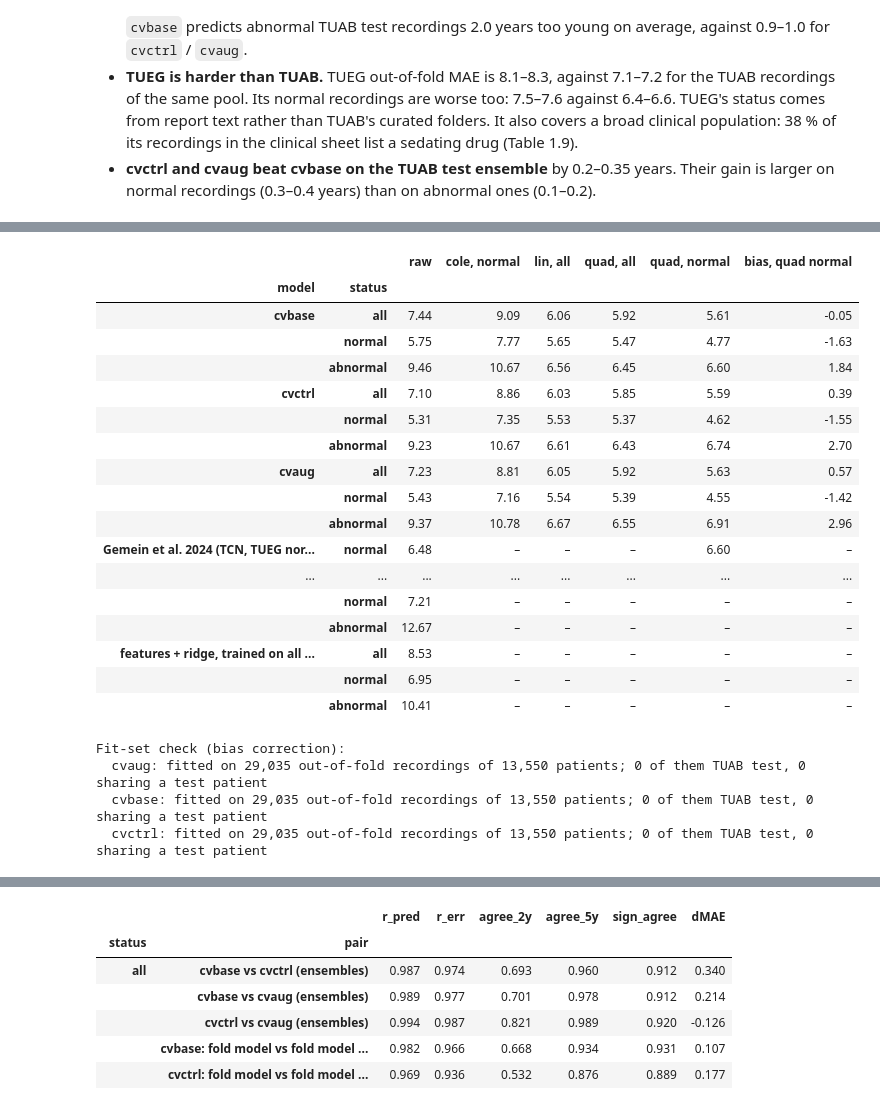
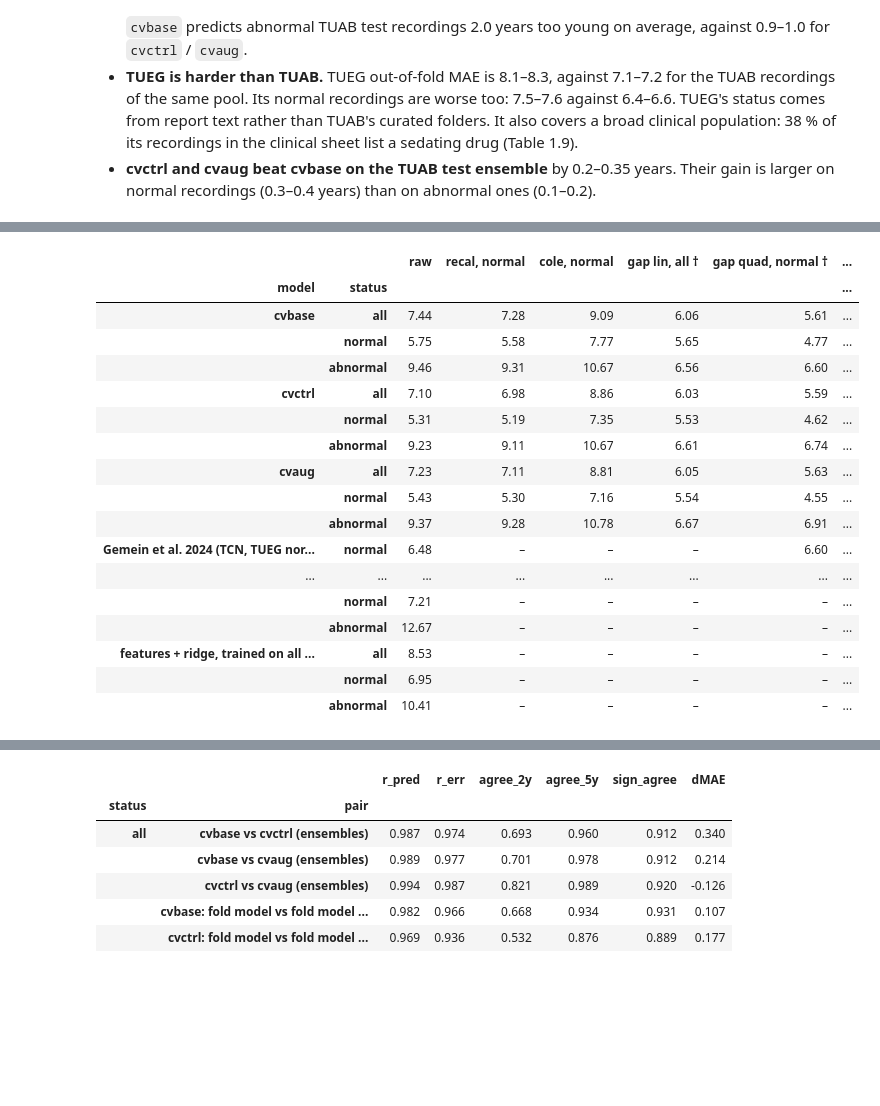
Before and after one commit to Neuro-Clalit/LaBraM, a Jupyter notebook: notebooks/brain_age_research_summary.ipynb, the cells around one changed output, grey strips where cells are left out. Saved outputs shown, nothing was run; the diff lists cells and outputs as text; code cells hidden in the pictures; blank space fills up the shorter version.

```diff
--- a/notebooks/brain_age_research_summary.ipynb
+++ b/notebooks/brain_age_research_summary.ipynb
@@ -1624,7 +1625,7 @@ for e in rs.PHASE2:
                  "TUEG val v2": cohort_metric(e.name, "val_v2", "TUEG", "all")})
 P2_RUNS = [r["run"] for r in rows]
 # Phase 3 for comparison: the median of each CV experiment's 5 fold models on the same TUAB test set,
-# raw and bias-corrected (Eq. (3.9)); the single-split runs above have no out-of-fold predictions.
+# raw and calibrated (Eq. (3.11)); the single-split runs above have no out-of-fold predictions.
 for exp in cv_exps:
     e = rs.EXPERIMENTS[exp]
     ens = ensemble(exp) if preds is not None and STATUS else None
@@ -1638,8 +1639,8 @@ for exp in cv_exps:
                  "abnormal": ens_mae(exp, "abnormal") if ens is not None else np.nan,
                  "R² normal": rs.age_fit_metrics(norm.pred, norm.true)["R²"] if ens is not None else np.nan,
                  "TUEG val v2": np.nan,
-                 "corr. all": corr_mae(exp), "corr. normal": corr_mae(exp, "normal"),
-                 "corr. abnormal": corr_mae(exp, "abnormal")})
+                 "cal. all": corr_mae(exp), "cal. normal": corr_mae(exp, "normal"),
+                 "cal. abnormal": corr_mae(exp, "abnormal")})
 t22 = pd.DataFrame(rows).set_index("run")
 display(numbered_table(t22, "2.5", "Phase 2 runs"))
 
@@ -1712,9 +1713,9 @@ for exp in ("cvbase", "cvctrl", "cvaug"):
         r["ens. TUAB test"] = ens_mae(exp)
         r["ens. normal"] = ens_mae(exp, "normal")
         r["ens. abnormal"] = ens_mae(exp, "abnormal")
-        r["corr. TUAB test"] = corr_mae(exp)
-        r["corr. normal"] = corr_mae(exp, "normal")
-        r["corr. abnormal"] = corr_mae(exp, "abnormal")
+        r["cal. TUAB test"] = corr_mae(exp)
+        r["cal. normal"] = corr_mae(exp, "normal")
+        r["cal. abnormal"] = corr_mae(exp, "abnormal")
     rows.append(r)
 t23 = pd.DataFrame(rows).set_index("run")
 numbered_table(t23, "2.6", "Five-fold cross-validation")
@@ -2400,63 +2420,56 @@ $$ \hat y'_i = (\hat y_i - c)\,/\,a \tag{3.10} $$
   recordings.
 # %%
 if preds is not None and HAVE_TUEG:
-    variants = {"raw": psets[psets.set == rs.PREDICTION_SETS[0]],
-                "cole, normal": rs.cole_corrected_test(psets, fit_status=("normal",)),
-                "lin, all": rs.bias_corrected_test(psets, 1),
-                "quad, all": rs.bias_corrected_test(psets, 2),
-                "quad, normal": rs.bias_corrected_test(psets, 2, fit_status=("normal",))}
+    CORRECTIONS = {  # name -> corrected TUAB test rows; † = applied with the test recording's true age
+        "raw": lambda s: s[s.set == rs.PREDICTION_SETS[0]],
+        "recal, normal": lambda s: rs.recalibrated_test(s, fit_status=("normal",)),          # Eq. (3.11)
+        "cole, normal": lambda s: rs.cole_corrected_test(s, fit_status=("normal",)),         # Eq. (3.10)
+        "gap lin, all †": lambda s: rs.bias_corrected_test(s, 1),                            # Eq. (3.9)
+        "gap quad, normal †": lambda s: rs.bias_corrected_test(s, 2, fit_status=("normal",)),
+    }
+    variants = {name: fn(psets) for name, fn in CORRECTIONS.items()}
     rows = []
     for exp in cv_exps:
         for status in ("all", "normal", "abnormal"):
             r = {"model": exp, "status": status}
             for name, d in variants.items():
                 g = d[d.exp == exp]
                 g = g if status == "all" else g[g.status == status]
                 m = rs.age_fit_metrics(g.pred, g.true)
                 r[name] = m["MAE"]
-                if name == "quad, normal":
-                    r["bias, quad normal"] = m["bias"]
+                if name == "gap quad, normal †":
+                    r["bias, gap quad normal †"] = m["bias"]
             rows.append(r)
-    OTHER = [  # (method, status, raw, quad normal)  -- numbers as published / as executed in the feature notebook
+    OTHER = [  # (method, status, raw, gap quad normal)  -- numbers as published / as executed in the feature notebook
         ("Gemein et al. 2024 (TCN, TUEG normal)", "normal", 6.48, 6.60),
         ("Gemein et al. 2024 (TCN, TUEG normal)", "abnormal", np.nan, 12.85),
         ("Engemann et al. 2022 (TUAB normal, 10-fold CV)", "normal", 7.75, np.nan),
         ("features + ridge, trained on TUAB normal", "all", 9.70, np.nan),
         ("features + ridge, trained on TUAB normal", "normal", 7.21, np.nan),
         ("features + ridge, trained on TUAB normal", "abnormal", 12.67, np.nan),
         ("features + ridge, trained on all TUAB", "all", 8.53, np.nan),
         ("features + ridge, trained on all TUAB", "normal", 6.95, np.nan),
         ("features + ridge, trained on all TUAB", "abnormal", 10.41, np.nan),
     ]
-    rows += [{"model": m, "status": s, "raw": raw, "quad, normal": qn} for m, s, raw, qn in OTHER]
+    rows += [{"model": m, "status": s, "raw": raw, "gap quad, normal †": qn} for m, s, raw, qn in OTHER]
     t35 = pd.DataFrame(rows).set_index(["model", "status"])
     display(numbered_table(t35, "3.5", "TUAB test MAE before and after age-bias correction"))
-    chk = rs.bias_fit_check(psets)
-    assert (chk["fit ∩ test recordings"] == 0).all() and (chk["fit ∩ test patients"] == 0).all()
-    print("Fit-set check (bias correction):\n" + "\n".join(
-        f"  {r.exp}: fitted on {r['fit recordings']:,} out-of-fold recordings of {r['fit patients']:,} patients;"
-        f" {r['fit ∩ test recordings']} of them TUAB test, {r['fit ∩ test patients']} sharing a test patient"
-        for _, r in chk.iterrows()))
 # %% [output]
-|  |  | raw | cole, normal | lin, all | quad, all | quad, normal | bias, quad normal |
-| model | status |  |  |  |  |  |  |
-| cvbase | all | 7.44 | 9.09 | 6.06 | 5.92 | 5.61 | -0.05 |
-|  | normal | 5.75 | 7.77 | 5.65 | 5.47 | 4.77 | -1.63 |
-|  | abnormal | 9.46 | 10.67 | 6.56 | 6.45 | 6.60 | 1.84 |
-| cvctrl | all | 7.10 | 8.86 | 6.03 | 5.85 | 5.59 | 0.39 |
-|  | normal | 5.31 | 7.35 | 5.53 | 5.37 | 4.62 | -1.55 |
-|  | abnormal | 9.23 | 10.67 | 6.61 | 6.43 | 6.74 | 2.70 |
-| cvaug | all | 7.23 | 8.81 | 6.05 | 5.92 | 5.63 | 0.57 |
-|  | normal | 5.43 | 7.16 | 5.54 | 5.39 | 4.55 | -1.42 |
-|  | abnormal | 9.37 | 10.78 | 6.67 | 6.55 | 6.91 | 2.96 |
-| Gemein et al. 2024 (TCN, TUEG nor... | normal | 6.48 | – | – | – | 6.60 | – |
+|  |  | raw | recal, normal | cole, normal | gap lin, all † | gap quad, normal † | ... |
+| model | status |  |  |  |  |  | ... |
+| cvbase | all | 7.44 | 7.28 | 9.09 | 6.06 | 5.61 | ... |
+|  | normal | 5.75 | 5.58 | 7.77 | 5.65 | 4.77 | ... |
+|  | abnormal | 9.46 | 9.31 | 10.67 | 6.56 | 6.60 | ... |
+| cvctrl | all | 7.10 | 6.98 | 8.86 | 6.03 | 5.59 | ... |
+|  | normal | 5.31 | 5.19 | 7.35 | 5.53 | 4.62 | ... |
+|  | abnormal | 9.23 | 9.11 | 10.67 | 6.61 | 6.74 | ... |
+| cvaug | all | 7.23 | 7.11 | 8.81 | 6.05 | 5.63 | ... |
+|  | normal | 5.43 | 5.30 | 7.16 | 5.54 | 4.55 | ... |
+|  | abnormal | 9.37 | 9.28 | 10.78 | 6.67 | 6.91 | ... |
+| Gemein et al. 2024 (TCN, TUEG nor... | normal | 6.48 | – | – | – | 6.60 | ... |
 | ... | ... | ... | ... | ... | ... | ... | ... |
-|  | normal | 7.21 | – | – | – | – | – |
-|  | abnormal | 12.67 | – | – | – | – | – |
-| features + ridge, trained on all ... | all | 8.53 | – | – | – | – | – |
-|  | normal | 6.95 | – | – | – | – | – |
-|  | abnormal | 10.41 | – | – | – | – | – |
+|  | normal | 7.21 | – | – | – | – | ... |
+|  | abnormal | 12.67 | – | – | – | – | ... |
+| features + ridge, trained on all ... | all | 8.53 | – | – | – | – | ... |
+|  | normal | 6.95 | – | – | – | – | ... |
+|  | abnormal | 10.41 | – | – | – | – | ... |
-Fit-set check (bias correction):
-  cvaug: fitted on 29,035 out-of-fold recordings of 13,550 patients; 0 of them TUAB test, 0 sharing a test patient
-  cvbase: fitted on 29,035 out-of-fold recordings of 13,550 patients; 0 of them TUAB test, 0 sharing a test patient
-  cvctrl: fitted on 29,035 out-of-fold recordings of 13,550 patients; 0 of them TUAB test, 0 sharing a test patient
```
Also changed, not shown: parts of 13 cells of this notebook, 3 other files.
